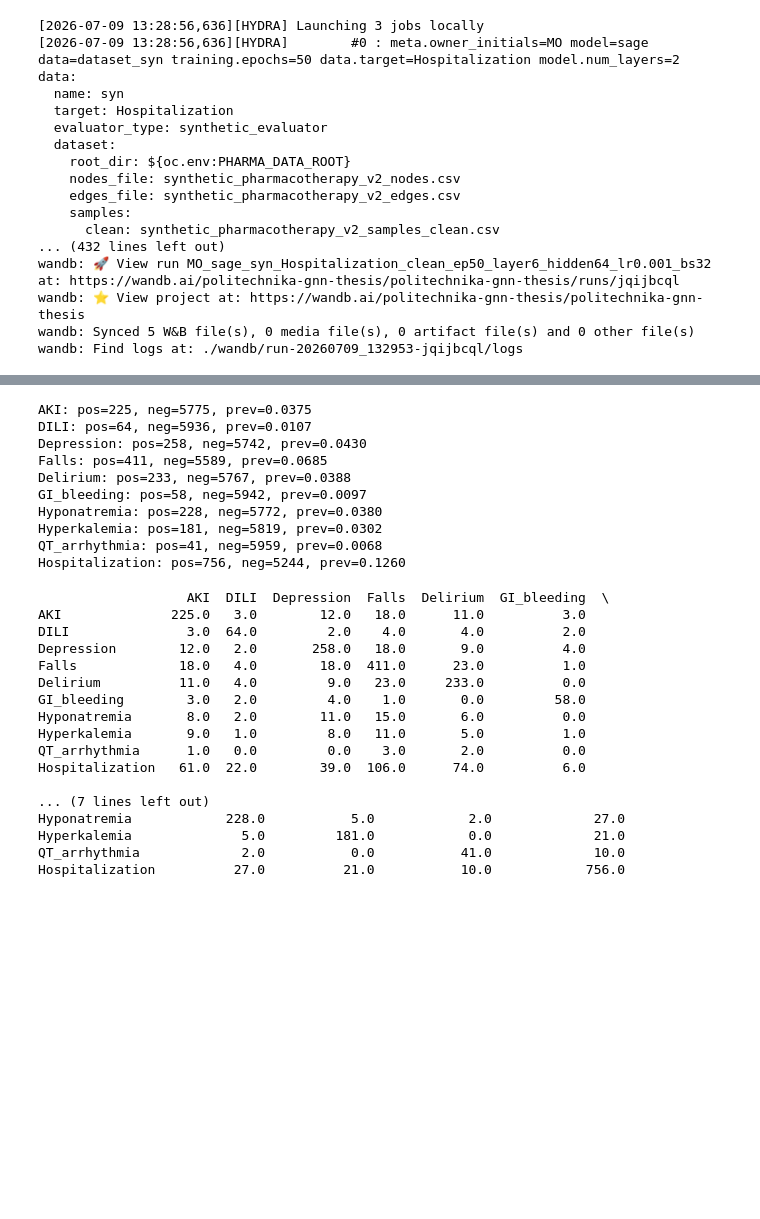
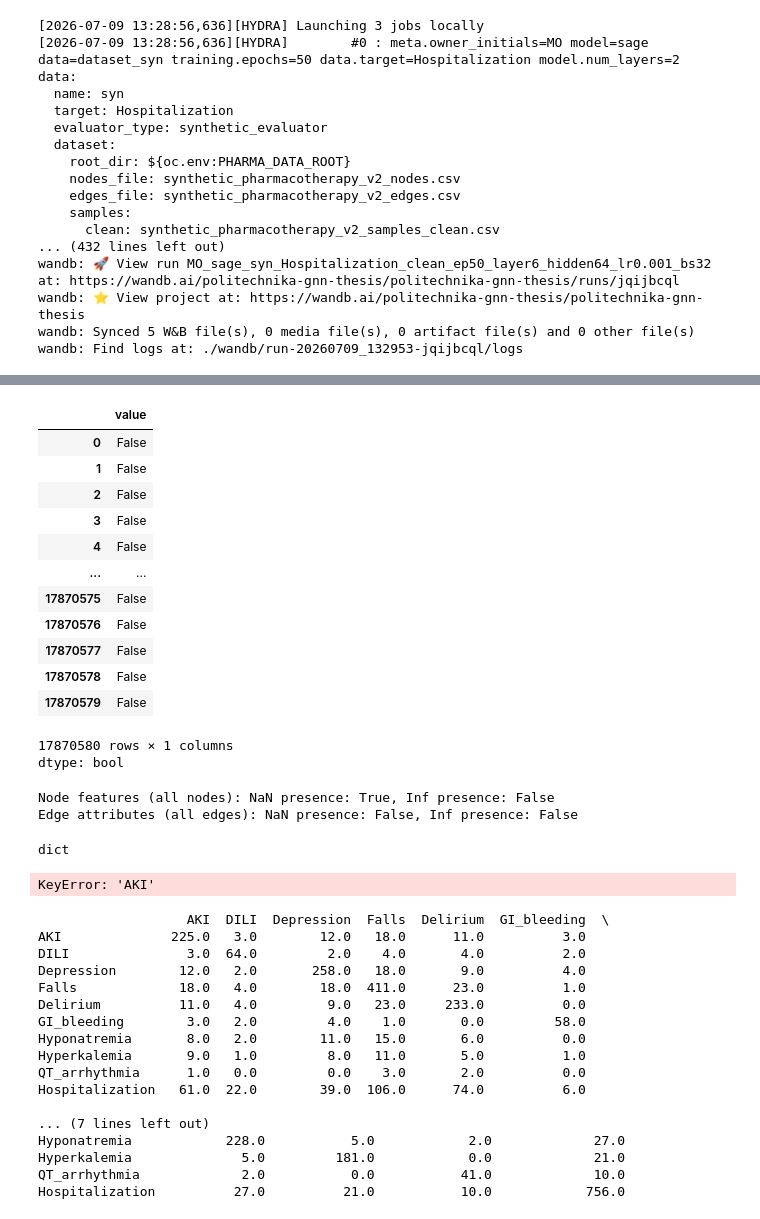
Before and after one commit to MoniaO/GraphNeuralNetwork_Thesis, a Jupyter notebook: notebooks/train_setup_colab.ipynb, the cells around one changed output, grey strips where cells are left out. Drawn from its saved outputs; the diff is of its cells as text; code cells hidden in the pictures; blank space fills up the shorter version.

```diff
--- a/notebooks/train_setup_colab.ipynb
+++ b/notebooks/train_setup_colab.ipynb
@@ -212,5 +232,9 @@ wandb: Find logs at: ./wandb/run-20260709_132953-jqijbcql/logs
 # %%
 import sys
 sys.path.insert(0, "/content/GraphNeuralNetwork_Thesis/src")
+# %%
+train = 0
+test = 0
+valid = 0
 # %%
 from omegaconf import OmegaConf
@@ -237,0 +312,17 @@ nodes, edges, samples = load_synthetic(cfg)
+# %%
+train['node_features']['value'].isna() == True
+# %% [output]
+|  | value |
+| 0 | False |
+| 1 | False |
+| 2 | False |
+| 3 | False |
+| 4 | False |
+| ... | ... |
+| 17870575 | False |
+| 17870576 | False |
+| 17870577 | False |
+| 17870578 | False |
+| 17870579 | False |
+17870580 rows × 1 columns
+dtype: bool
@@ -238,3 +331,37 @@ nodes, edges, samples = load_synthetic(cfg)
+# %%
+import torch
+import pandas as pd
+
+# The original code expected `train` to be a torch_geometric.data.HeteroData object,
+# where 'patient_id' and 'variable' would be node types and
+# ('patient_id', 'has', 'variable') an edge type.
+# However, `train` is a dictionary of pandas DataFrames.
+
+# To check for NaNs and Infs in the relevant numeric columns of the DataFrames:
+
+# Check 'node_features' DataFrame's 'value' column
+if 'node_features' in train and 'value' in train['node_features'].columns:
+    node_features_values = torch.tensor(train['node_features']['value'].values, dtype=torch.float32)
+    print(f"Node features (all nodes): NaN presence: {torch.isnan(node_features_values).any()}, Inf presence: {torch.isinf(node_features_values).any()}")
+else:
+    print("Warning: 'node_features' or 'value' column not found in train dictionary.")
+
+# Check 'feature_edges' DataFrame's 'value' column
+if 'feature_edges' in train and 'value' in train['feature_edges'].columns:
+    edge_attributes_values = torch.tensor(train['feature_edges']['value'].values, dtype=torch.float32)
+    print(f"Edge attributes (all edges): NaN presence: {torch.isnan(edge_attributes_values).any()}, Inf presence: {torch.isinf(edge_attributes_values).any()}")
+else:
+    print("Warning: 'feature_edges' or 'value' column not found in train dictionary.")
+
+# Note: 'patient_id' and 'variable' are not direct keys for node types in the current
+# `train` dictionary structure, nor is `("patient_id", "has", "variable")` an edge type key.
+# %% [output]
+Node features (all nodes): NaN presence: True, Inf presence: False
+Edge attributes (all edges): NaN presence: False, Inf presence: False
+# %%
+type(train)
+# %% [output]
+dict
 # %%
 ENDPOINTS = [
     "AKI", "DILI", "Depression", "Falls", "Delirium",
@@ -246,8 +373,8 @@ N_total = len(samples)
 stats = []
 
 for ep in ENDPOINTS:
-    if ep not in samples.columns:
-        continue
+    #if ep not in samples.columns:
+    #    continue
     N_pos = samples[ep].sum()
     N_neg = N_total - N_pos
     prevalence = N_pos / N_total
@@ -256,16 +383,7 @@ for ep in ENDPOINTS:
 for ep, N_pos, N_neg, prev in stats:
     print(f"{ep}: pos={N_pos}, neg={N_neg}, prev={prev:.4f}")
 # %% [output]
-AKI: pos=225, neg=5775, prev=0.0375
-DILI: pos=64, neg=5936, prev=0.0107
-Depression: pos=258, neg=5742, prev=0.0430
-Falls: pos=411, neg=5589, prev=0.0685
-Delirium: pos=233, neg=5767, prev=0.0388
-GI_bleeding: pos=58, neg=5942, prev=0.0097
-Hyponatremia: pos=228, neg=5772, prev=0.0380
-Hyperkalemia: pos=181, neg=5819, prev=0.0302
-QT_arrhythmia: pos=41, neg=5959, prev=0.0068
-Hospitalization: pos=756, neg=5244, prev=0.1260
+KeyError: 'AKI'
 # %%
 import pandas as pd
 
```
Also changed, not shown: parts of 15 cells of this notebook.
